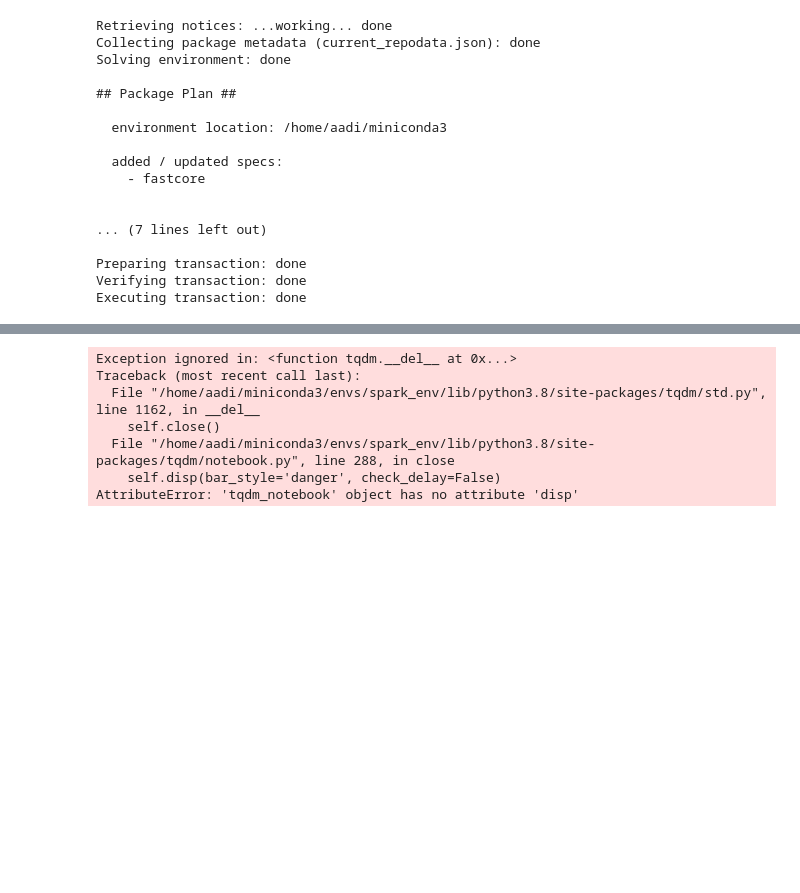
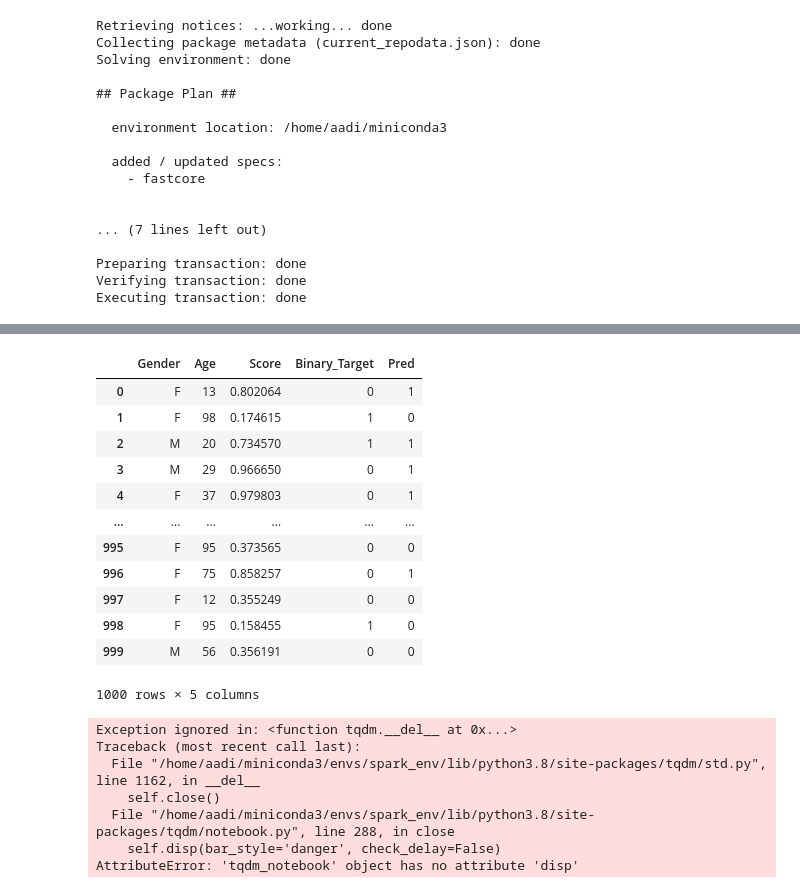
Before and after one commit to aadi350/Data-Science, a Jupyter notebook: machine-learning/model-fairness.ipynb, the cells around one changed output, grey strips where cells are left out. Cells and saved outputs as stored; diff of their text form; code cells hidden in the pictures; blank space fills up the shorter version.

Commit message:
add delta table stuff

```diff
--- a/machine-learning/model-fairness.ipynb
+++ b/machine-learning/model-fairness.ipynb
@@ -74,3 +95,21 @@ only showing top 20 rows
+# %%
+from pandas import read_parquet
+
+read_parquet('./test.parquet/')
+# %% [output]
+|  | Gender | Age | Score | Binary_Target | Pred |
+| 0 | F | 13 | 0.802064 | 0 | 1 |
+| 1 | F | 98 | 0.174615 | 1 | 0 |
+| 2 | M | 20 | 0.734570 | 1 | 1 |
+| 3 | M | 29 | 0.966650 | 0 | 1 |
+| 4 | F | 37 | 0.979803 | 0 | 1 |
+| ... | ... | ... | ... | ... | ... |
+| 995 | F | 95 | 0.373565 | 0 | 0 |
+| 996 | F | 75 | 0.858257 | 0 | 1 |
+| 997 | F | 12 | 0.355249 | 0 | 0 |
+| 998 | F | 95 | 0.158455 | 1 | 0 |
+| 999 | M | 56 | 0.356191 | 0 | 0 |
+1000 rows × 5 columns
 # %%
 import pyspark
 from tqdm import tqdm
```
Also changed, not shown: parts of 3 cells of this notebook, 56 other files.
